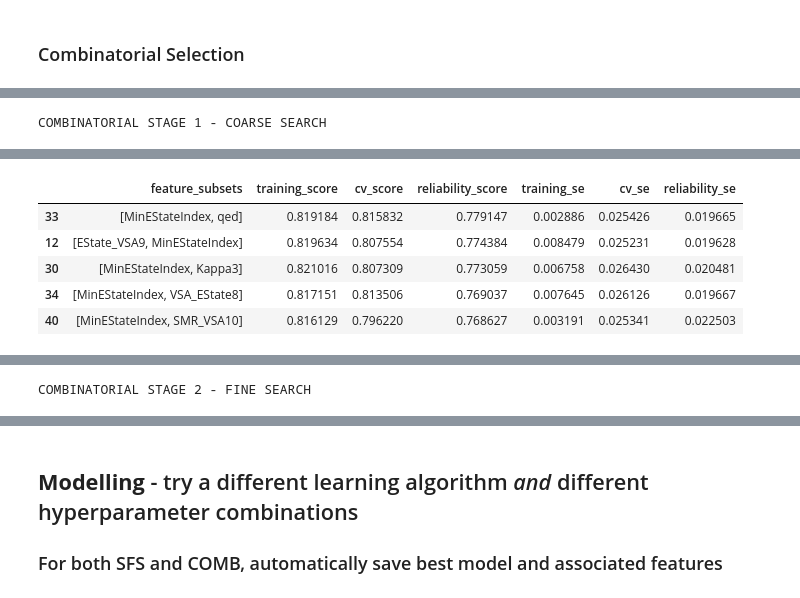
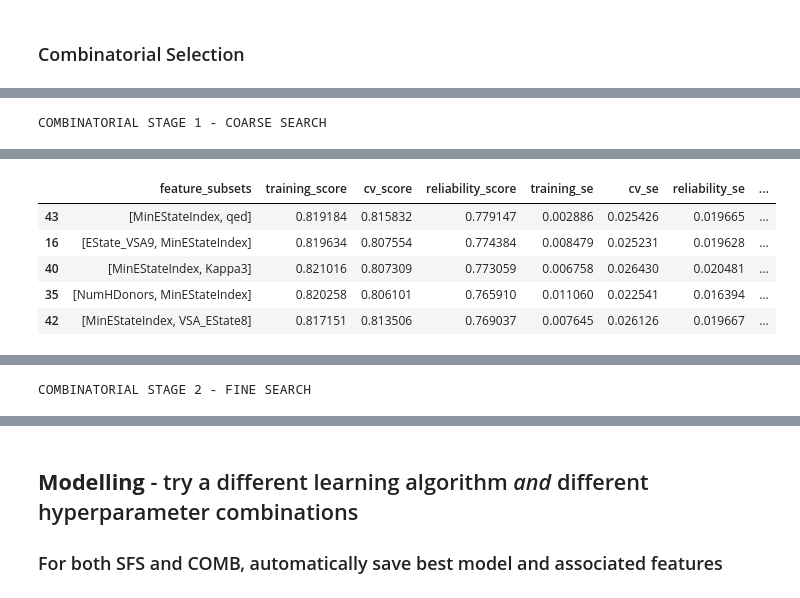
Before and after one commit to seacunilever/mlchem, a Jupyter notebook: examples/7 - Model Building/model_building_umap_clustering.ipynb, the cells around one changed output, grey strips where cells are left out. Saved outputs shown, nothing was run; the diff lists cells and outputs as text; code cells hidden in the pictures.

```diff
--- a/examples/7 - Model Building/model_building_umap_clustering.ipynb
+++ b/examples/7 - Model Building/model_building_umap_clustering.ipynb
@@ -122,8 +122,8 @@ train_set_poly
 # %%
 # for tutorial purposes, we set strict thresholds to have a sparser and quicker fitting process
 
-multicollinearity_threshold = 0.5
-diversity_threshold = 0.4
+multicollinearity_threshold = 0.6
+diversity_threshold = 0.3
 
 print(train_set_poly.shape)
 train_set_poly_filter_1 = filters.diversity_filter(df=train_set_poly,
@@ -341,9 +310,7 @@ comb = COMB(estimator=estimator,metric=get_geometric_S,logic='greater',
 
 print('COMBINATORIAL STAGE 1 - COARSE SEARCH')
 results_1 = comb.fit_stage_1(train_set=train_set_scaled,
-                             test_set=test_set_scaled,
                              y_train=y_train,
-                             y_test=y_test,
                              features=train_set_scaled.columns,
                              k=2,
                              training_threshold=0.7,
@@ -364,6 +331,6 @@ COMBINATORIAL STAGE 1 - COARSE SEARCH
-|  | feature_subsets | training_score | cv_score | reliability_score | training_se | cv_se | reliability_se |
-| 33 | [MinEStateIndex, qed] | 0.819184 | 0.815832 | 0.779147 | 0.002886 | 0.025426 | 0.019665 |
-| 12 | [EState_VSA9, MinEStateIndex] | 0.819634 | 0.807554 | 0.774384 | 0.008479 | 0.025231 | 0.019628 |
-| 30 | [MinEStateIndex, Kappa3] | 0.821016 | 0.807309 | 0.773059 | 0.006758 | 0.026430 | 0.020481 |
-| 34 | [MinEStateIndex, VSA_EState8] | 0.817151 | 0.813506 | 0.769037 | 0.007645 | 0.026126 | 0.019667 |
-| 40 | [MinEStateIndex, SMR_VSA10] | 0.816129 | 0.796220 | 0.768627 | 0.003191 | 0.025341 | 0.022503 |
+|  | feature_subsets | training_score | cv_score | reliability_score | training_se | cv_se | reliability_se | ... |
+| 43 | [MinEStateIndex, qed] | 0.819184 | 0.815832 | 0.779147 | 0.002886 | 0.025426 | 0.019665 | ... |
+| 16 | [EState_VSA9, MinEStateIndex] | 0.819634 | 0.807554 | 0.774384 | 0.008479 | 0.025231 | 0.019628 | ... |
+| 40 | [MinEStateIndex, Kappa3] | 0.821016 | 0.807309 | 0.773059 | 0.006758 | 0.026430 | 0.020481 | ... |
+| 35 | [NumHDonors, MinEStateIndex] | 0.820258 | 0.806101 | 0.765910 | 0.011060 | 0.022541 | 0.016394 | ... |
+| 42 | [MinEStateIndex, VSA_EState8] | 0.817151 | 0.813506 | 0.769037 | 0.007645 | 0.026126 | 0.019667 | ... |
```
Also changed, not shown: parts of 18 cells of this notebook, 26 other files.
